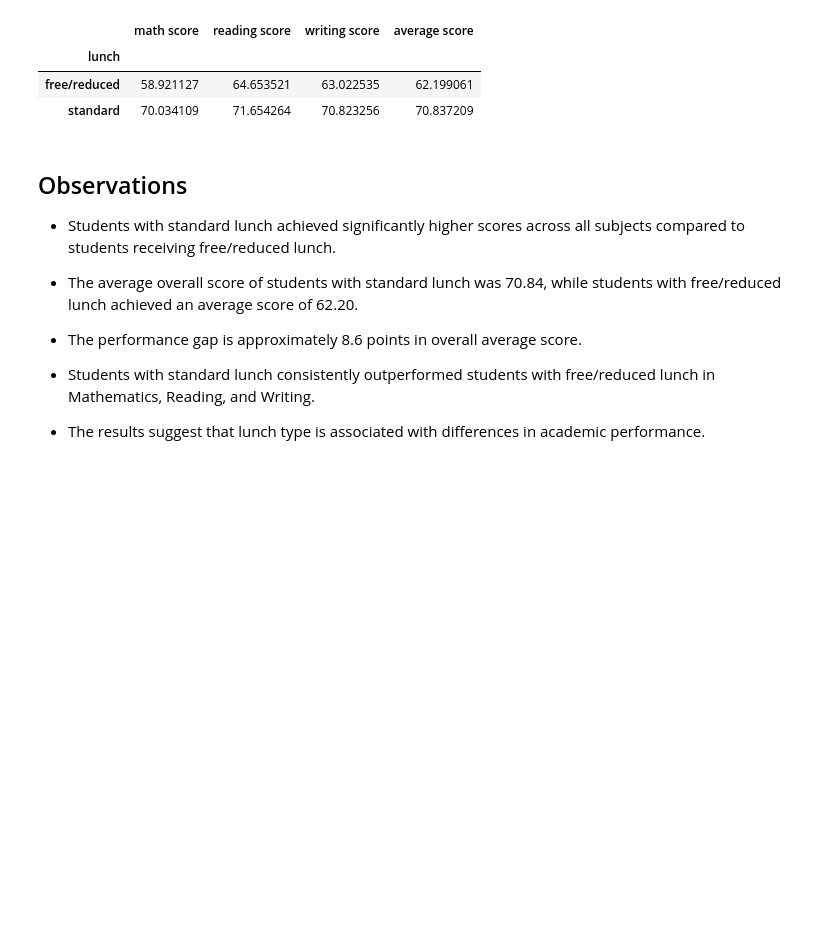
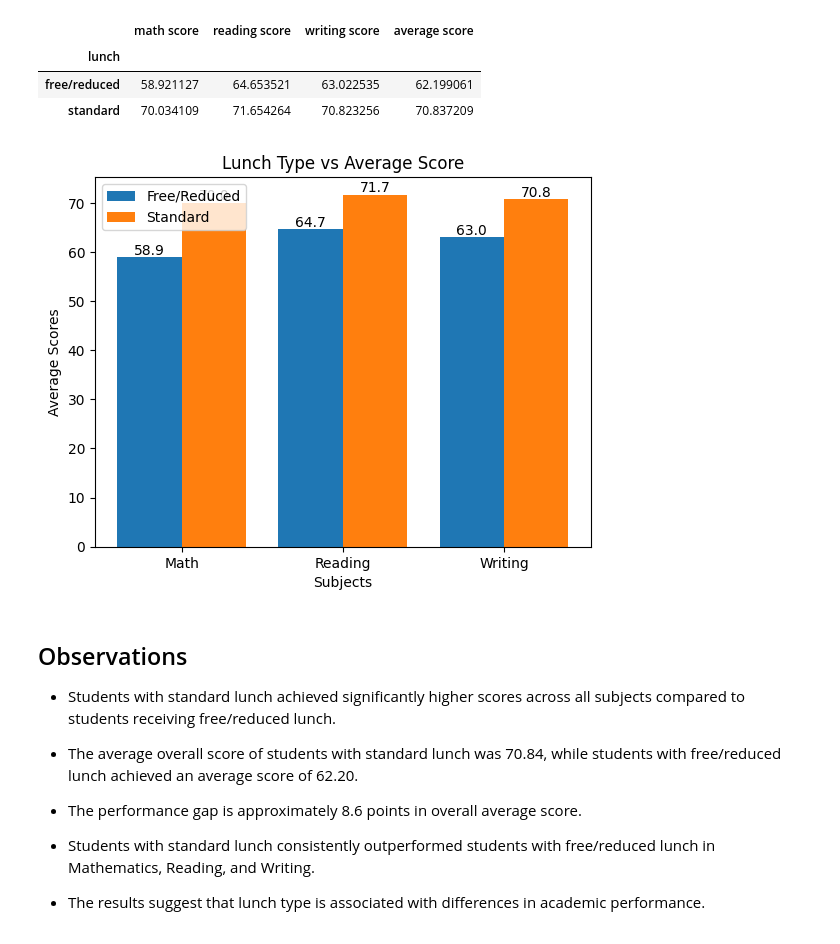
Before and after one commit to Alekhya-2006/student-performance-analysis, a Jupyter notebook: notebooks/student_analysis.ipynb, the cells around one changed output. Saved outputs shown, nothing was run; the diff lists cells and outputs as text; code cells hidden in the pictures; blank space fills up the shorter version.

```diff
--- a/notebooks/student_analysis.ipynb
+++ b/notebooks/student_analysis.ipynb
@@ -265,6 +354,67 @@ df.groupby("lunch") [
 | lunch |  |  |  |  |
 | free/reduced | 58.921127 | 64.653521 | 63.022535 | 62.199061 |
 | standard | 70.034109 | 71.654264 | 70.823256 | 70.837209 |
+# %%
+# Data Visualization
+
+## Lunch Type vs Average Score
+
+lunch = df.groupby("lunch")[
+    ["math score", "reading score", "writing score"]
+].mean()
+
+lunch_type = list(lunch.columns)
+
+reduced_food = lunch.loc["free/reduced"].values
+standard = lunch.loc["standard"].values
+
+x = np.arange(len(lunch_type))
+width = 0.4
+
+bar1 = plt.bar(
+    x - width/2,
+    reduced_food,
+    width,
+    label="Free/Reduced"
+)
+
+bar2 = plt.bar(
+    x + width/2,
+    standard,
+    width,
+    label="Standard"
+)
+
+# Values on top of Free/Reduced bars
+for bar in bar1:
+    height = bar.get_height()
+    plt.text(
+        bar.get_x() + bar.get_width()/2,
+        height + 0.5,
+        f"{height:.1f}",
+        ha="center"
+    )
+
+# Values on top of Standard bars
+for bar in bar2:
+    height = bar.get_height()
+    plt.text(
+        bar.get_x() + bar.get_width()/2,
+        height + 0.5,
+        f"{height:.1f}",
+        ha="center"
+    )
+
+plt.title("Lunch Type vs Average Score")
+plt.xlabel("Subjects")
+plt.ylabel("Average Scores")
+
+plt.xticks(x, ["Math", "Reading", "Writing"])
+
+plt.legend()
+plt.show()
+# %% [output]
+[figure, added]
 # %% [markdown]
 ## Observations
 
```
Also changed, not shown: parts of 8 cells of this notebook, 1 other file.
